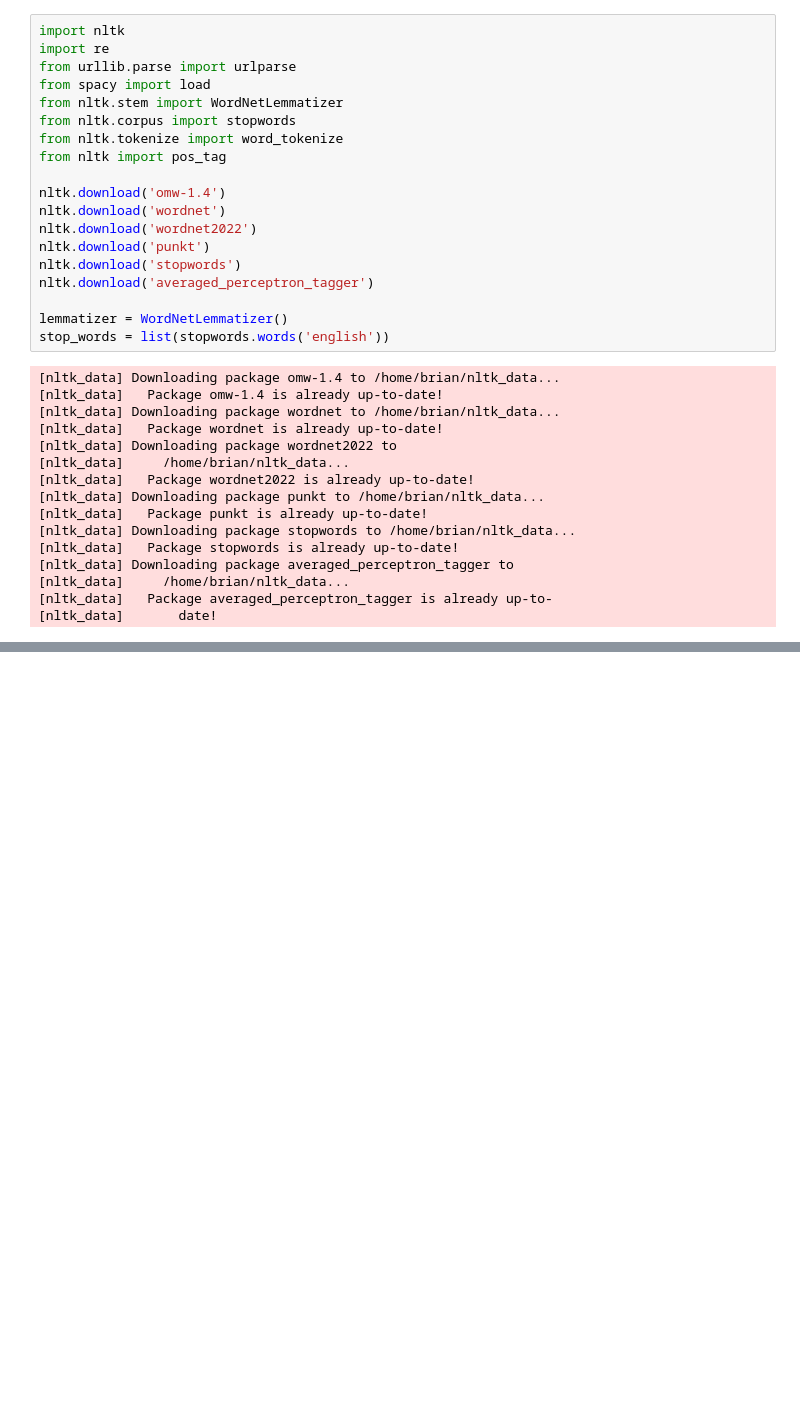
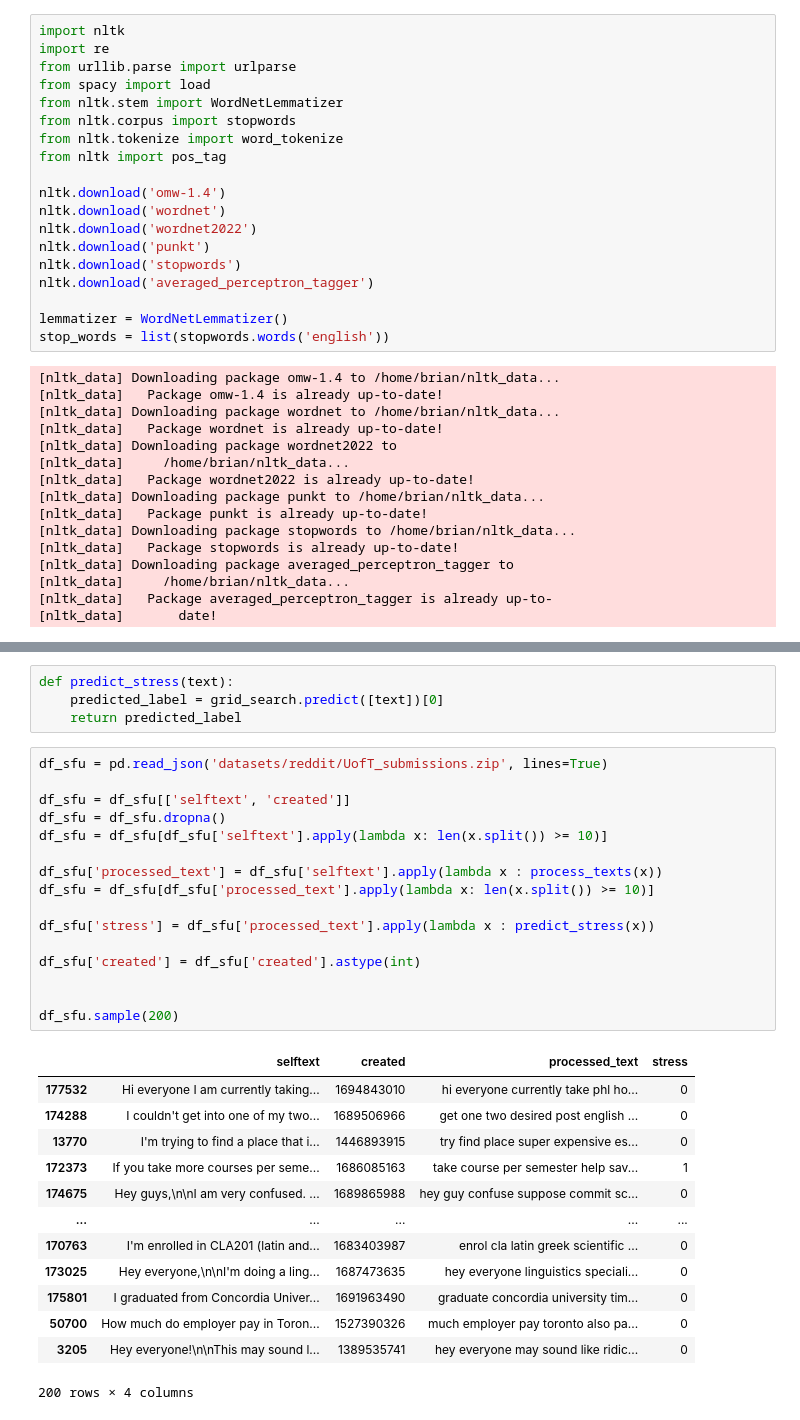
Before and after one commit to Yiran-Lu/CMPT733-Final-Project, a Jupyter notebook: train.ipynb, the cells around one changed output, grey strips where cells are left out. Drawn from its saved outputs; the diff is of its cells as text; blank space fills up the shorter version.

```diff
--- a/train.ipynb
+++ b/train.ipynb
@@ -326,0 +373,34 @@ plt.show()
+# %%
+def predict_stress(text):
+    predicted_label = grid_search.predict([text])[0]
+    return predicted_label
+# %%
+df_sfu = pd.read_json('datasets/reddit/UofT_submissions.zip', lines=True)
+
+df_sfu = df_sfu[['selftext', 'created']]
+df_sfu = df_sfu.dropna()
+df_sfu = df_sfu[df_sfu['selftext'].apply(lambda x: len(x.split()) >= 10)]
+
+df_sfu['processed_text'] = df_sfu['selftext'].apply(lambda x : process_texts(x))
+df_sfu = df_sfu[df_sfu['processed_text'].apply(lambda x: len(x.split()) >= 10)]
+
+df_sfu['stress'] = df_sfu['processed_text'].apply(lambda x : predict_stress(x))
+
+df_sfu['created'] = df_sfu['created'].astype(int)
+
+
+df_sfu.sample(200)
+# %% [output]
+|  | selftext | created | processed_text | stress |
+| 177532 | Hi everyone I am currently taking... | 1694843010 | hi everyone currently take phl ho... | 0 |
+| 174288 | I couldn't get into one of my two... | 1689506966 | get one two desired post english ... | 0 |
+| 13770 | I'm trying to find a place that i... | 1446893915 | try find place super expensive es... | 0 |
+| 172373 | If you take more courses per seme... | 1686085163 | take course per semester help sav... | 1 |
+| 174675 | Hey guys,\n\nI am very confused. ... | 1689865988 | hey guy confuse suppose commit sc... | 0 |
+| ... | ... | ... | ... | ... |
+| 170763 | I'm enrolled in CLA201 (latin and... | 1683403987 | enrol cla latin greek scientific ... | 0 |
+| 173025 | Hey everyone,\n\nI'm doing a ling... | 1687473635 | hey everyone linguistics speciali... | 0 |
+| 175801 | I graduated from Concordia Univer... | 1691963490 | graduate concordia university tim... | 0 |
+| 50700 | How much do employer pay in Toron... | 1527390326 | much employer pay toronto also pa... | 0 |
+| 3205 | Hey everyone!\n\nThis may sound l... | 1389535741 | hey everyone may sound like ridic... | 0 |
+200 rows × 4 columns
```
Also changed, not shown: parts of 8 cells of this notebook.
